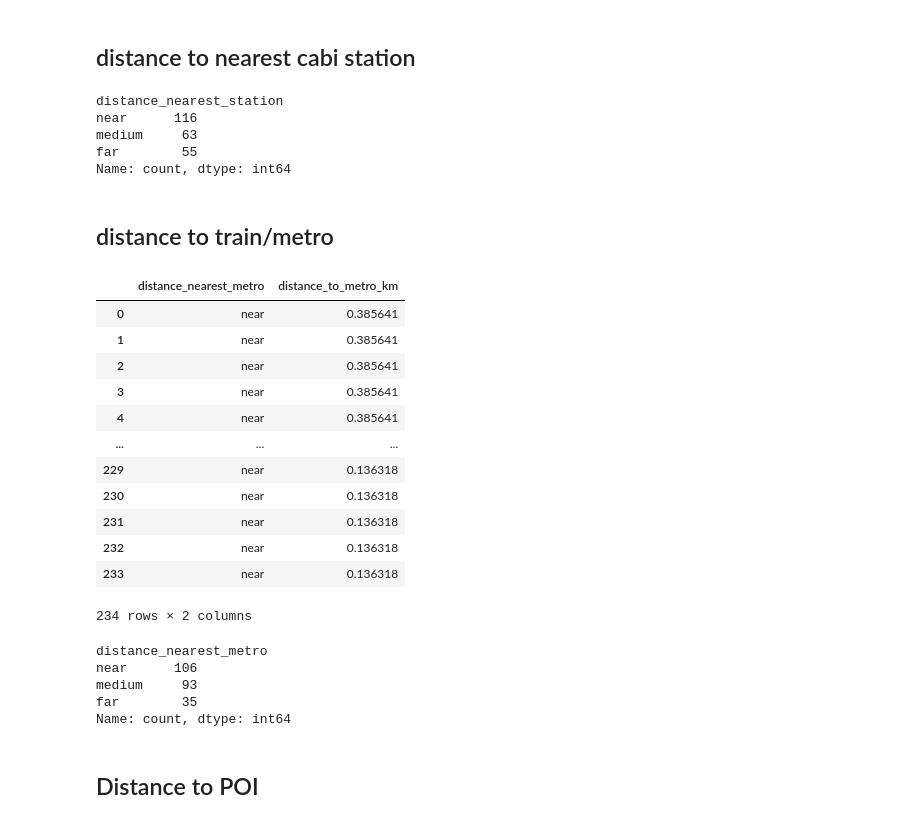
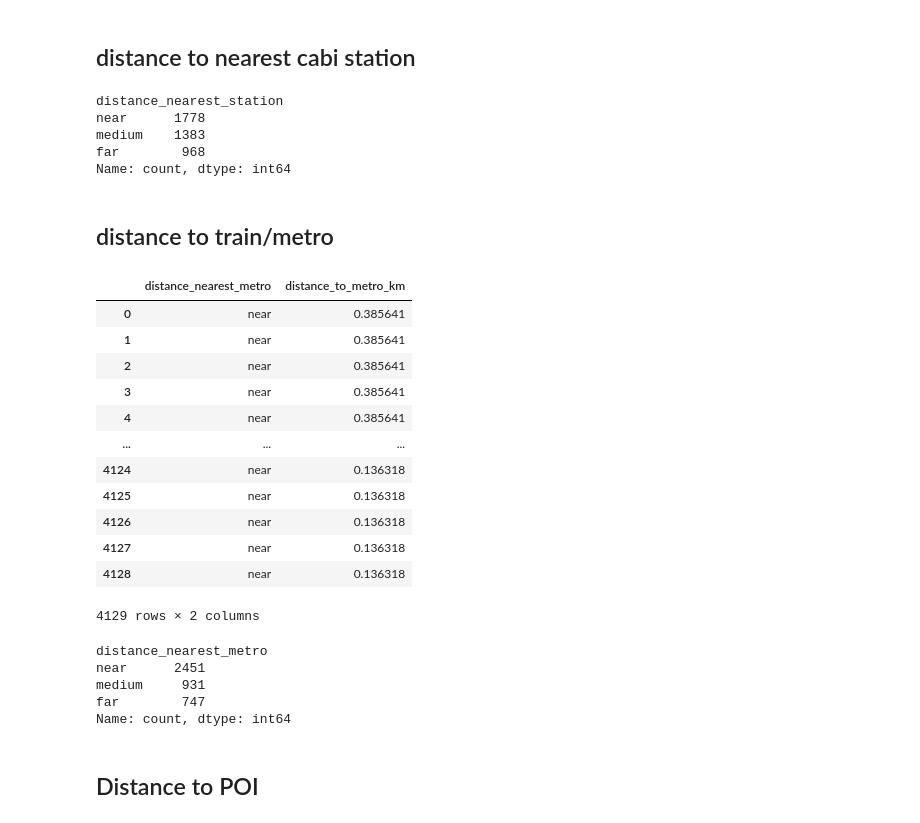
Before and after one commit to pabs-llama/projects, a Jupyter notebook: project_3_ capitalbikeshare/linear_regression_pg.ipynb, the cells around one changed output. Drawn from its saved outputs; the diff is of its cells as text; code cells hidden in the pictures.

Commit message:
ran RF grupping by week

```diff
--- a/project_3_ capitalbikeshare/linear_regression_pg.ipynb
+++ b/project_3_ capitalbikeshare/linear_regression_pg.ipynb
@@ -829,0 +833,10 @@ full_df_dow = dow_rides.merge(station_features, on="start_station_name", how="le
+# %%
+prince_george_pop["year_week"] = prince_george_pop["started_at"].dt.strftime("%Y-%U")
+# %%
+# Group by station and week, counting rides per group
+weekly_rides = prince_george_pop.groupby(["start_station_name", "year_week"]).agg(
+    avg_rides=("member_casual", "count")  # Counting total rides per station per week./ Using a random column to check amount of rides
+).reset_index()
+# %%
+# Merge station features with grouped weekly rides
+final_df = weekly_rides.merge(station_features_2021_to_2024, on="start_station_name", how="left")
@@ -1204,0 +1173,7 @@ full_df_dow
+# %%
+# Split 'year_week' into numeric 'year' and 'week' columns
+final_df["year"] = final_df["year_week"].apply(lambda x: int(x.split("-")[0]))
+final_df["week"] = final_df["year_week"].apply(lambda x: int(x.split("-")[1]))
+
+# Drop the original 'year_week' column
+final_df.drop(columns=["year_week"], inplace=True)
@@ -1238,52 +1272,64 @@ categories=["near", "medium", "far"])
 # %%
-full_df_dow["distance_nearest_station"].value_counts()
+final_df["distance_nearest_station"].value_counts()
 # %% [output]
 distance_nearest_station
-near      116
-medium     63
-far        55
+near      1778
+medium    1383
+far        968
 Name: count, dtype: int64
 # %% [markdown]
 ## distance to train/metro
 # %%
-#1 Create labels
-distance_labels = ["near", "medium", "far"]
+# #1 Create labels
+# distance_labels = ["near", "medium", "far"]
 
-#2 Create  ranges list
-distance_ranges = [0, 1.5, 3.0, np.inf]
+# #2 Create  ranges list
+# distance_ranges = [0, 1.5, 3.0, np.inf]
 
-#3 Create column
-full_df_dow["distance_nearest_metro"] = pd.cut(full_df_dow["distance_to_metro_km"],
-                                  bins= distance_ranges,
-                                  labels=distance_labels)
+# #3 Create column
+# final_df["distance_nearest_metro"] = pd.cut(final_df["distance_to_metro_km"],
+#                                   bins= distance_ranges,
+#                                   labels=distance_labels)
 
+# Define conditions
+conditions = [
+    final_df["distance_to_metro_km"] < 1.5,  # Near (less than 500m)
+    (final_df["distance_to_metro_km"] >= 1.5) & (final_df["distance_to_metro_km"] < 3),  # Medium (0.5-1.5km)
+    final_df["distance_to_metro_km"] >= 3  # Far (more than 1.5km)
+]
+
+# Define labels
+categories = ["near", "medium", "far"]
+
+# Assign categories
+final_df["distance_nearest_metro"] = np.select(conditions, categories, default="unknown")
 
 # make it categorical and assign it an order
-full_df_dow['distance_nearest_metro'] = pd.Categorical(full_df_dow['distance_nearest_metro'],
+final_df['distance_nearest_metro'] = pd.Categorical(final_df['distance_nearest_metro'],
 categories=["near", "medium", "far"])
 
-full_df_dow[["distance_nearest_metro", "distance_to_metro_km"]]
+final_df[["distance_nearest_metro", "distance_to_metro_km"]]
 # %% [output]
 |  | distance_nearest_metro | distance_to_metro_km |
 | 0 | near | 0.385641 |
 | 1 | near | 0.385641 |
 | 2 | near | 0.385641 |
 | 3 | near | 0.385641 |
 | 4 | near | 0.385641 |
 | ... | ... | ... |
-| 229 | near | 0.136318 |
-| 230 | near | 0.136318 |
-| 231 | near | 0.136318 |
-| 232 | near | 0.136318 |
-| 233 | near | 0.136318 |
+| 4124 | near | 0.136318 |
+| 4125 | near | 0.136318 |
+| 4126 | near | 0.136318 |
+| 4127 | near | 0.136318 |
+| 4128 | near | 0.136318 |
-234 rows × 2 columns
+4129 rows × 2 columns
 # %%
-full_df_dow["distance_nearest_metro"].value_counts()
+final_df["distance_nearest_metro"].value_counts()
 # %% [output]
 distance_nearest_metro
-near      106
-medium     93
-far        35
+near      2451
+medium     931
+far        747
 Name: count, dtype: int64
 # %% [markdown]
 ## Distance to POI
```
Also changed, not shown: parts of 62 cells of this notebook.
